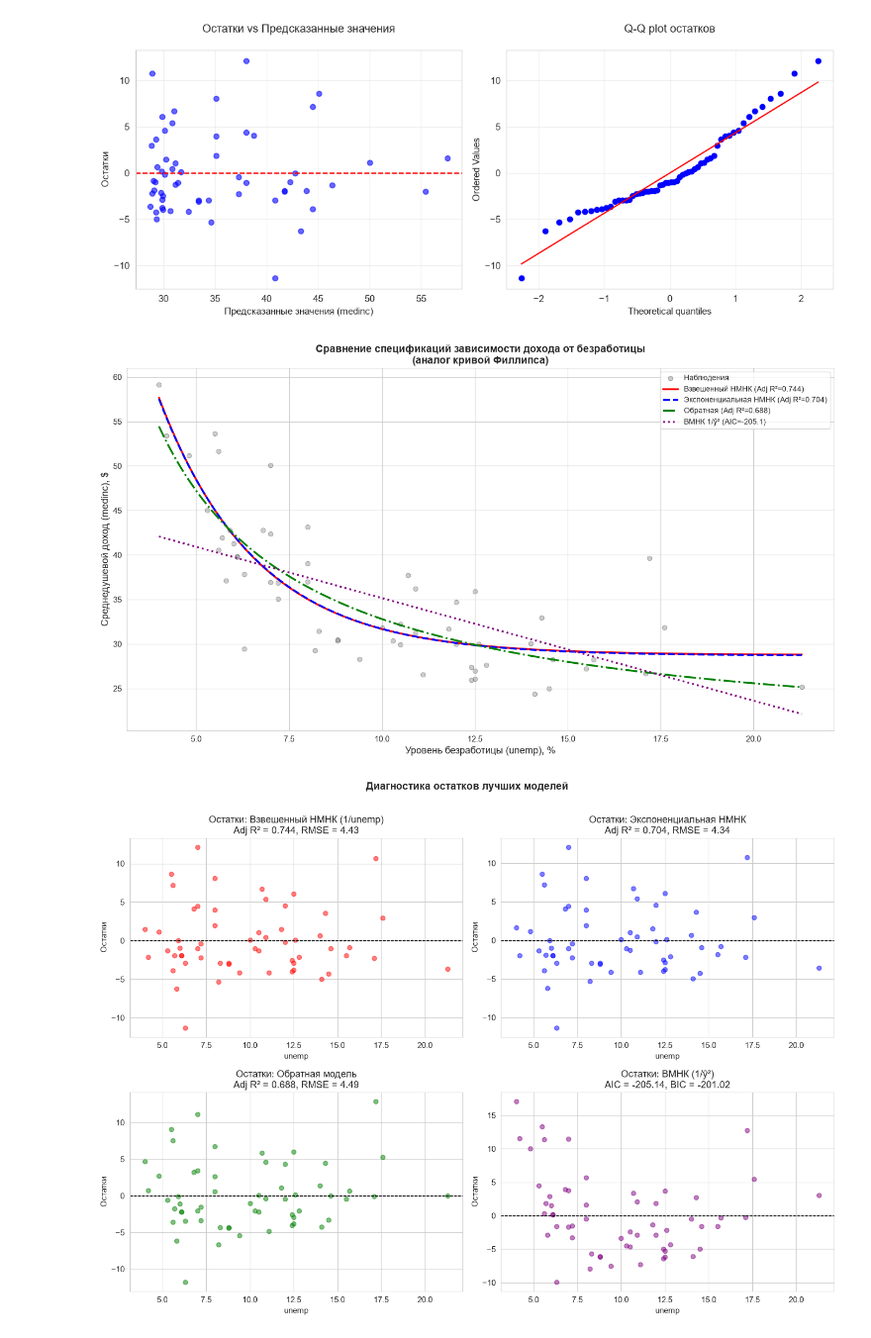
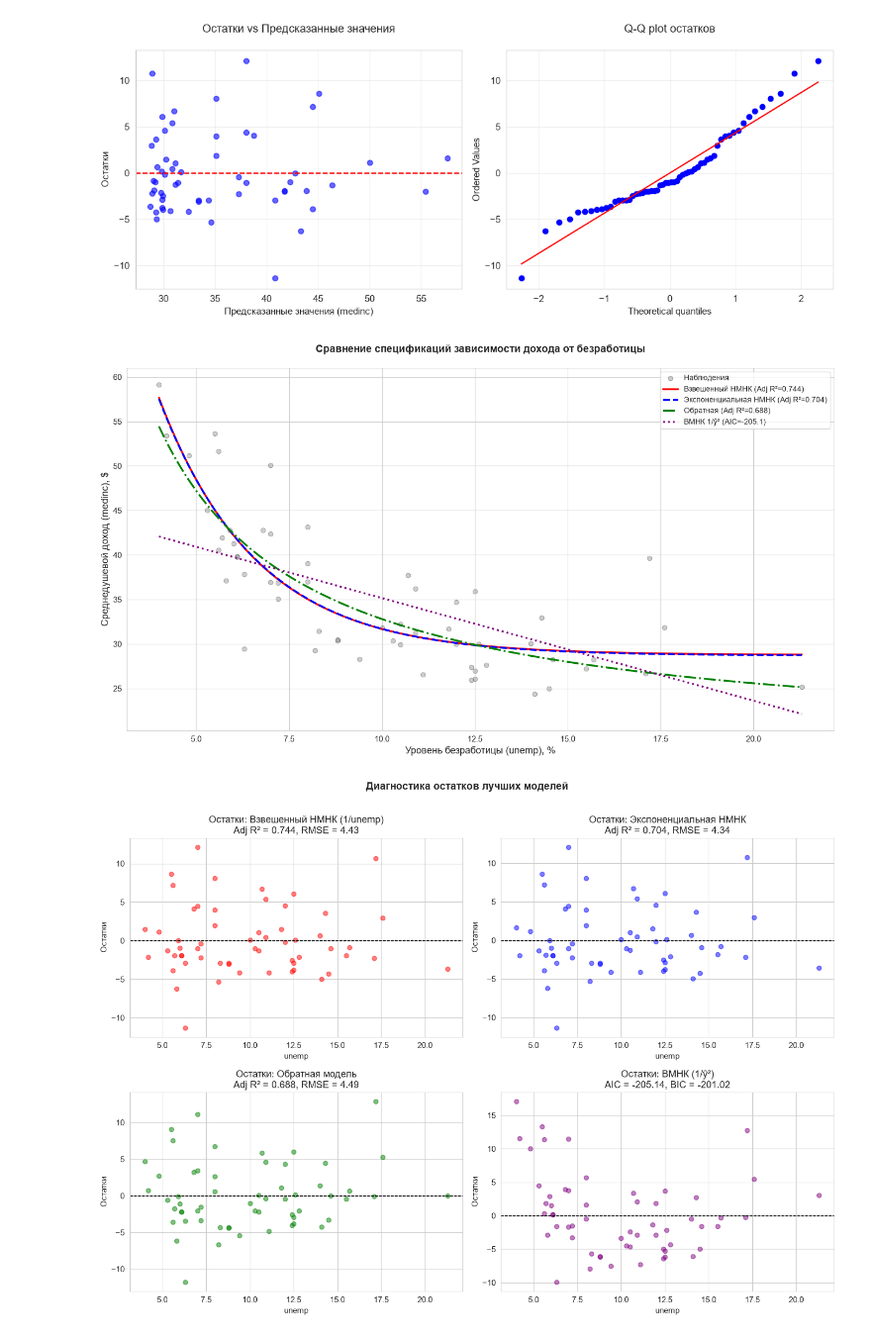
Before and after one commit to VValer0n/econometrics-msa-projects, a Jupyter notebook: ECONOMETRY/econometry_classwork.ipynb, the cells around one changed output. Shown at 99% size. Cells and saved outputs as stored; diff of their text form; code cells hidden in the pictures.

```diff
--- a/ECONOMETRY/econometry_classwork.ipynb
+++ b/ECONOMETRY/econometry_classwork.ipynb
@@ -516,36 +517,35 @@ plt.figure(figsize=(14, 8))
 plt.scatter(df['unemp'], df['medinc'], alpha=0.4, s=40,
             label='Наблюдения', color='gray', edgecolors='black', linewidth=0.5)
 
 # Взвешенный НМНК (лучший по Adj R²)
 y_wnls = popt_weighted_nls[0] + popt_weighted_nls[1]*np.exp(-popt_weighted_nls[2]*x_range)
 plt.plot(x_range, y_wnls, linewidth=2.5, label=f'Взвешенный НМНК (Adj R²={0.744:.3f})',
          color='red', linestyle='-')
 
 # Экспоненциальная НМНК (2-я по Adj R²)
 y_enls = exponential_model(x_range, *popt_exp)
 plt.plot(x_range, y_enls, linewidth=2.5, label=f'Экспоненциальная НМНК (Adj R²={0.704:.3f})',
          color='blue', linestyle='--')
 
 # Обратная (3-я по Adj R²)
 y_inv = inv_model[1] + inv_model[0]/x_range
 plt.plot(x_range, y_inv, linewidth=2.5, label=f'Обратная (Adj R²={0.688:.3f})',
          color='green', linestyle='-.')
 
 # ВМНК (1/ŷ²) — лучшая по AIC/BIC
 X_plot = add_constant(x_range)
 y_wls_fgls = wls_model_3.predict(X_plot)
 plt.plot(x_range, y_wls_fgls, linewidth=2.5, label=f'ВМНК 1/ŷ² (AIC={-205.14:.1f})',
          color='purple', linestyle=':')
 
 plt.xlabel('Уровень безработицы (unemp), %', fontsize=13)
 plt.ylabel('Среднедушевой доход (medinc), $', fontsize=13)
-plt.title('Сравнение спецификаций зависимости дохода от безработицы\n'
-          '(аналог кривой Филлипса)', fontsize=14, fontweight='bold')
+plt.title('Сравнение спецификаций зависимости дохода от безработицы\n', fontsize=14, fontweight='bold')
 plt.legend(loc='best', fontsize=10)
 plt.tight_layout()
 plt.show()
 # %% [output]
-[figure, old version]
+[figure, new version]
 # %%
 # ========== ГРАФИК 2: Остатки топ-3 моделей ==========
 fig, axes = plt.subplots(2, 2, figsize=(14, 10))
```
Also changed, not shown: parts of 8 cells of this notebook.
